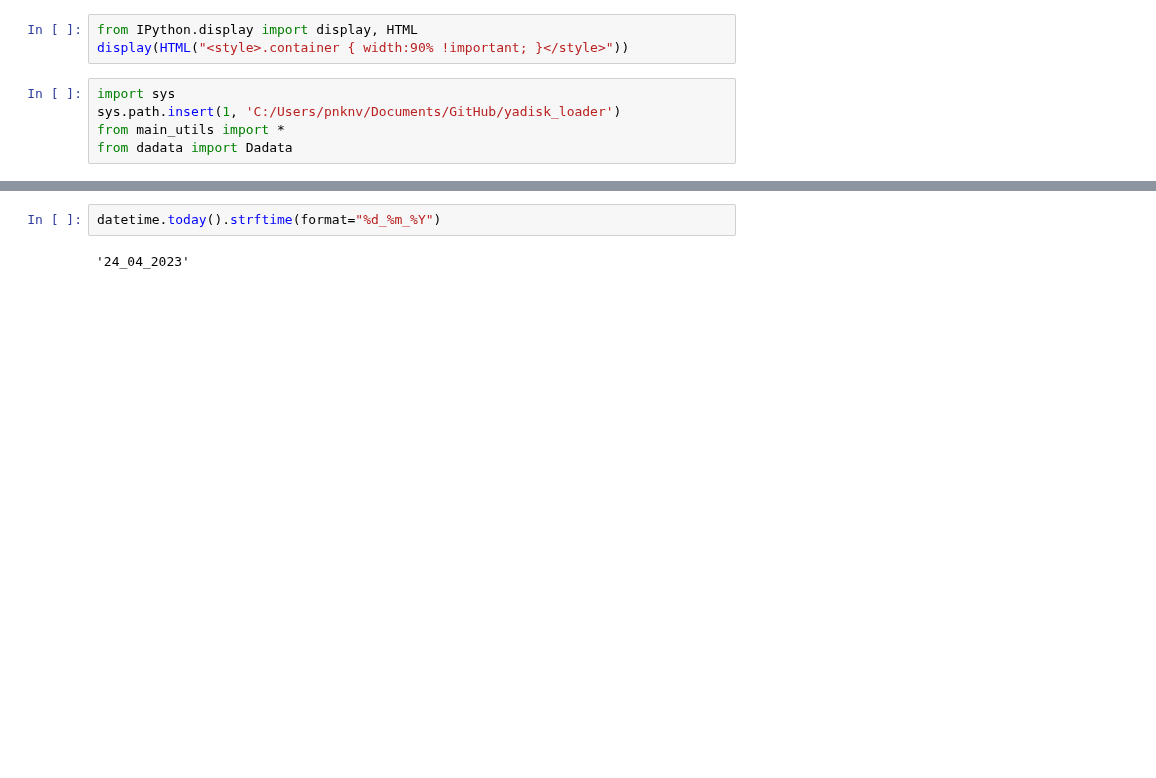
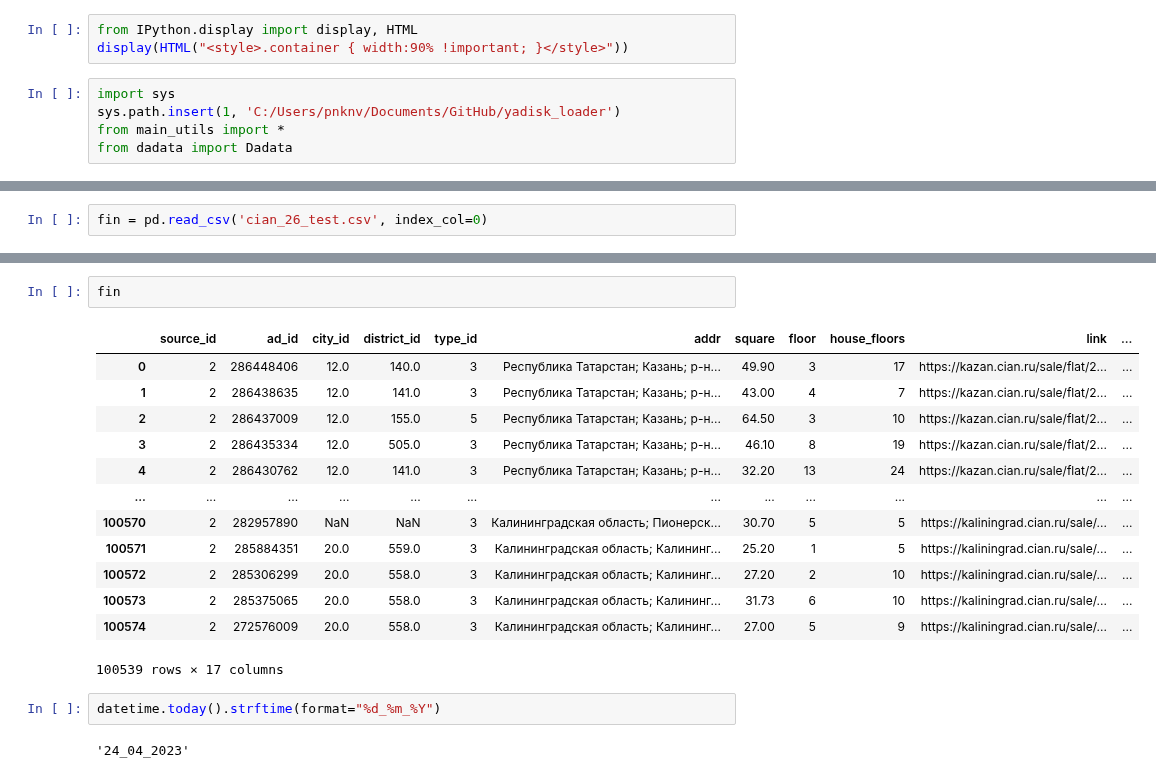
Before and after one commit to Nedvizhka/yadisk_loader, a Jupyter notebook: dev_check_jupyter/dev_parse_w_dadata.ipynb, the cells around one changed output, grey strips where cells are left out. Cells and saved outputs as stored; diff of their text form; blank space fills up the shorter version.

```diff
--- a/dev_check_jupyter/dev_parse_w_dadata.ipynb
+++ b/dev_check_jupyter/dev_parse_w_dadata.ipynb
@@ -44,0 +63,2 @@ Name: offer_from, dtype: int64
+# %%
+fin = pd.read_csv('cian_26_test.csv', index_col=0)
@@ -45,3 +83,19 @@ Name: offer_from, dtype: int64
+# %%
+fin
+# %% [output]
+|  | source_id | ad_id | city_id | district_id | type_id | addr | square | floor | house_floors | link | ... |
+| 0 | 2 | 286448406 | 12.0 | 140.0 | 3 | Республика Татарстан; Казань; р-н... | 49.90 | 3 | 17 | https://kazan.cian.ru/sale/flat/2... | ... |
+| 1 | 2 | 286438635 | 12.0 | 141.0 | 3 | Республика Татарстан; Казань; р-н... | 43.00 | 4 | 7 | https://kazan.cian.ru/sale/flat/2... | ... |
+| 2 | 2 | 286437009 | 12.0 | 155.0 | 5 | Республика Татарстан; Казань; р-н... | 64.50 | 3 | 10 | https://kazan.cian.ru/sale/flat/2... | ... |
+| 3 | 2 | 286435334 | 12.0 | 505.0 | 3 | Республика Татарстан; Казань; р-н... | 46.10 | 8 | 19 | https://kazan.cian.ru/sale/flat/2... | ... |
+| 4 | 2 | 286430762 | 12.0 | 141.0 | 3 | Республика Татарстан; Казань; р-н... | 32.20 | 13 | 24 | https://kazan.cian.ru/sale/flat/2... | ... |
+| ... | ... | ... | ... | ... | ... | ... | ... | ... | ... | ... | ... |
+| 100570 | 2 | 282957890 | NaN | NaN | 3 | Калининградская область; Пионерск... | 30.70 | 5 | 5 | https://kaliningrad.cian.ru/sale/... | ... |
+| 100571 | 2 | 285884351 | 20.0 | 559.0 | 3 | Калининградская область; Калининг... | 25.20 | 1 | 5 | https://kaliningrad.cian.ru/sale/... | ... |
+| 100572 | 2 | 285306299 | 20.0 | 558.0 | 3 | Калининградская область; Калининг... | 27.20 | 2 | 10 | https://kaliningrad.cian.ru/sale/... | ... |
+| 100573 | 2 | 285375065 | 20.0 | 558.0 | 3 | Калининградская область; Калининг... | 31.73 | 6 | 10 | https://kaliningrad.cian.ru/sale/... | ... |
+| 100574 | 2 | 272576009 | 20.0 | 558.0 | 3 | Калининградская область; Калининг... | 27.00 | 5 | 9 | https://kaliningrad.cian.ru/sale/... | ... |
+100539 rows × 17 columns
 # %%
 datetime.today().strftime(format="%d_%m_%Y")
 # %% [output]
```
Also changed, not shown: parts of 49 cells of this notebook, 12 other files.
